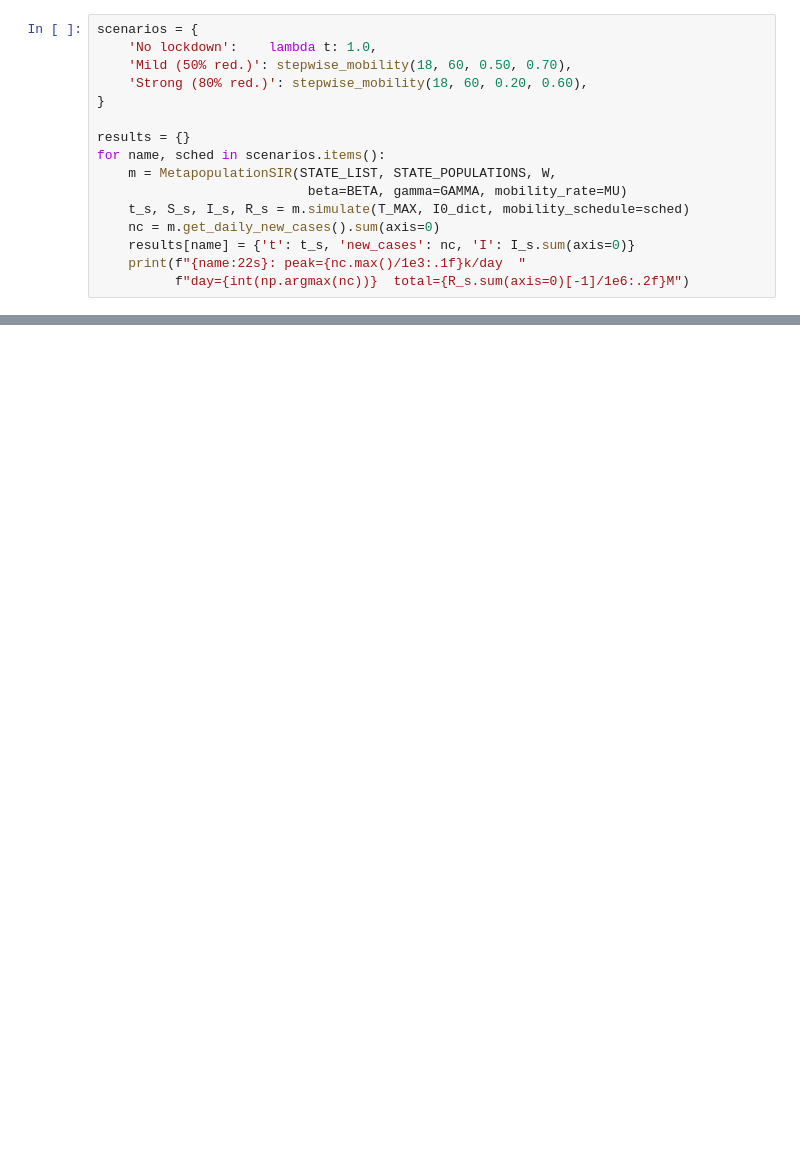
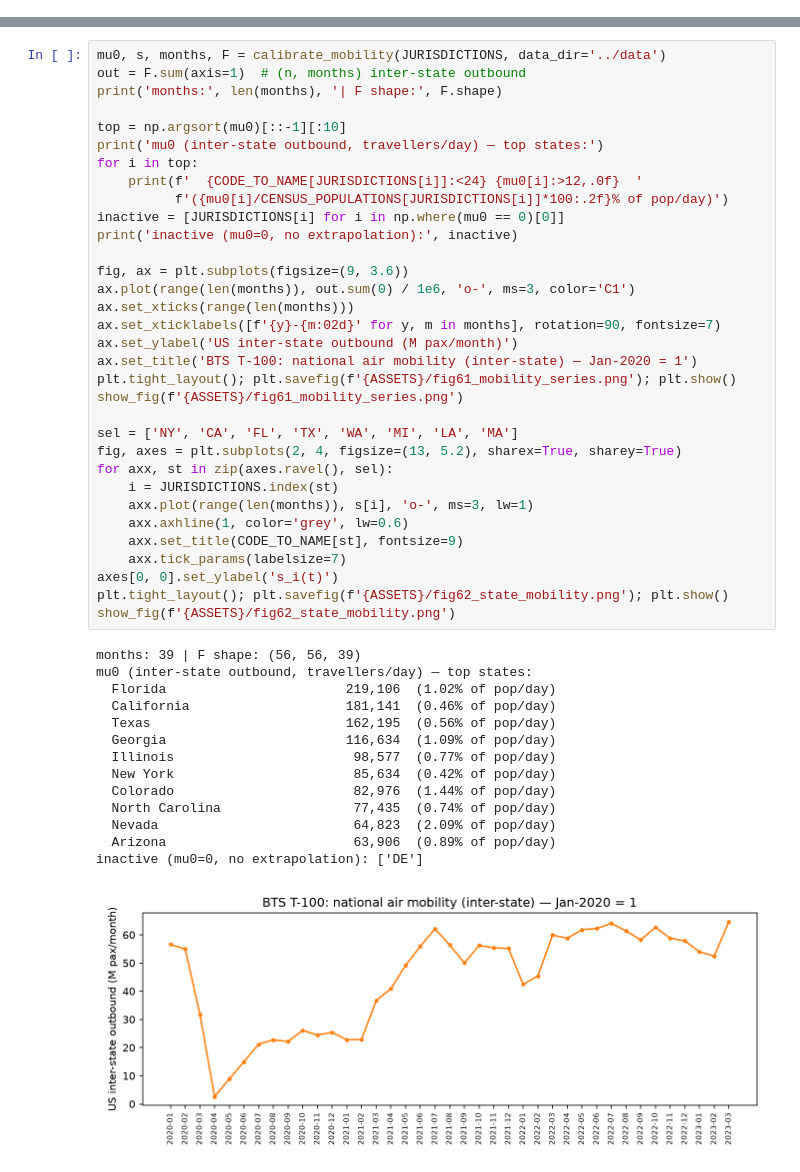
Before and after one commit to Zikai311/US_COVID, a Jupyter notebook: notebooks/08_metapopulation.ipynb, the cells around one changed output, grey strips where cells are left out. Drawn from its saved outputs; the diff is of its cells as text; blank space fills up the shorter version.

```diff
--- a/notebooks/08_metapopulation.ipynb
+++ b/notebooks/08_metapopulation.ipynb
@@ -413,16 +0,0 @@ This isolates the **mobility contribution** to epidemic spread.
-# %%
-scenarios = {
-    'No lockdown':    lambda t: 1.0,
-    'Mild (50% red.)': stepwise_mobility(18, 60, 0.50, 0.70),
-    'Strong (80% red.)': stepwise_mobility(18, 60, 0.20, 0.60),
-}
-
-results = {}
-for name, sched in scenarios.items():
-    m = MetapopulationSIR(STATE_LIST, STATE_POPULATIONS, W,
-                           beta=BETA, gamma=GAMMA, mobility_rate=MU)
-    t_s, S_s, I_s, R_s = m.simulate(T_MAX, I0_dict, mobility_schedule=sched)
-    nc = m.get_daily_new_cases().sum(axis=0)
-    results[name] = {'t': t_s, 'new_cases': nc, 'I': I_s.sum(axis=0)}
-    print(f"{name:22s}: peak={nc.max()/1e3:.1f}k/day  "
-          f"day={int(np.argmax(nc))}  total={R_s.sum(axis=0)[-1]/1e6:.2f}M")
@@ -1308,0 +161,48 @@ step; per-state constant β is as far as a static-parameter SIR can go.
+# %%
+mu0, s, months, F = calibrate_mobility(JURISDICTIONS, data_dir='../data')
+out = F.sum(axis=1)  # (n, months) inter-state outbound
+print('months:', len(months), '| F shape:', F.shape)
+
+top = np.argsort(mu0)[::-1][:10]
+print('mu0 (inter-state outbound, travellers/day) — top states:')
+for i in top:
+    print(f'  {CODE_TO_NAME[JURISDICTIONS[i]]:<24} {mu0[i]:>12,.0f}  '
+          f'({mu0[i]/CENSUS_POPULATIONS[JURISDICTIONS[i]]*100:.2f}% of pop/day)')
+inactive = [JURISDICTIONS[i] for i in np.where(mu0 == 0)[0]]
+print('inactive (mu0=0, no extrapolation):', inactive)
+
+fig, ax = plt.subplots(figsize=(9, 3.6))
+ax.plot(range(len(months)), out.sum(0) / 1e6, 'o-', ms=3, color='C1')
+ax.set_xticks(range(len(months)))
+ax.set_xticklabels([f'{y}-{m:02d}' for y, m in months], rotation=90, fontsize=7)
+ax.set_ylabel('US inter-state outbound (M pax/month)')
+ax.set_title('BTS T-100: national air mobility (inter-state) — Jan-2020 = 1')
+plt.tight_layout(); plt.savefig(f'{ASSETS}/fig61_mobility_series.png'); plt.show()
+show_fig(f'{ASSETS}/fig61_mobility_series.png')
+
+sel = ['NY', 'CA', 'FL', 'TX', 'WA', 'MI', 'LA', 'MA']
+fig, axes = plt.subplots(2, 4, figsize=(13, 5.2), sharex=True, sharey=True)
+for axx, st in zip(axes.ravel(), sel):
+    i = JURISDICTIONS.index(st)
+    axx.plot(range(len(months)), s[i], 'o-', ms=3, lw=1)
+    axx.axhline(1, color='grey', lw=0.6)
+    axx.set_title(CODE_TO_NAME[st], fontsize=9)
+    axx.tick_params(labelsize=7)
+axes[0, 0].set_ylabel('s_i(t)')
+plt.tight_layout(); plt.savefig(f'{ASSETS}/fig62_state_mobility.png'); plt.show()
+show_fig(f'{ASSETS}/fig62_state_mobility.png')
+# %% [output]
+months: 39 | F shape: (56, 56, 39)
+mu0 (inter-state outbound, travellers/day) — top states:
+  Florida                       219,106  (1.02% of pop/day)
+  California                    181,141  (0.46% of pop/day)
+  Texas                         162,195  (0.56% of pop/day)
+  Georgia                       116,634  (1.09% of pop/day)
+  Illinois                       98,577  (0.77% of pop/day)
+  New York                       85,634  (0.42% of pop/day)
+  Colorado                       82,976  (1.44% of pop/day)
+  North Carolina                 77,435  (0.74% of pop/day)
+  Nevada                         64,823  (2.09% of pop/day)
+  Arizona                        63,906  (0.89% of pop/day)
+inactive (mu0=0, no extrapolation): ['DE']
+[figure, added]
```
Also changed, not shown: parts of 59 cells of this notebook, 14 other files.
